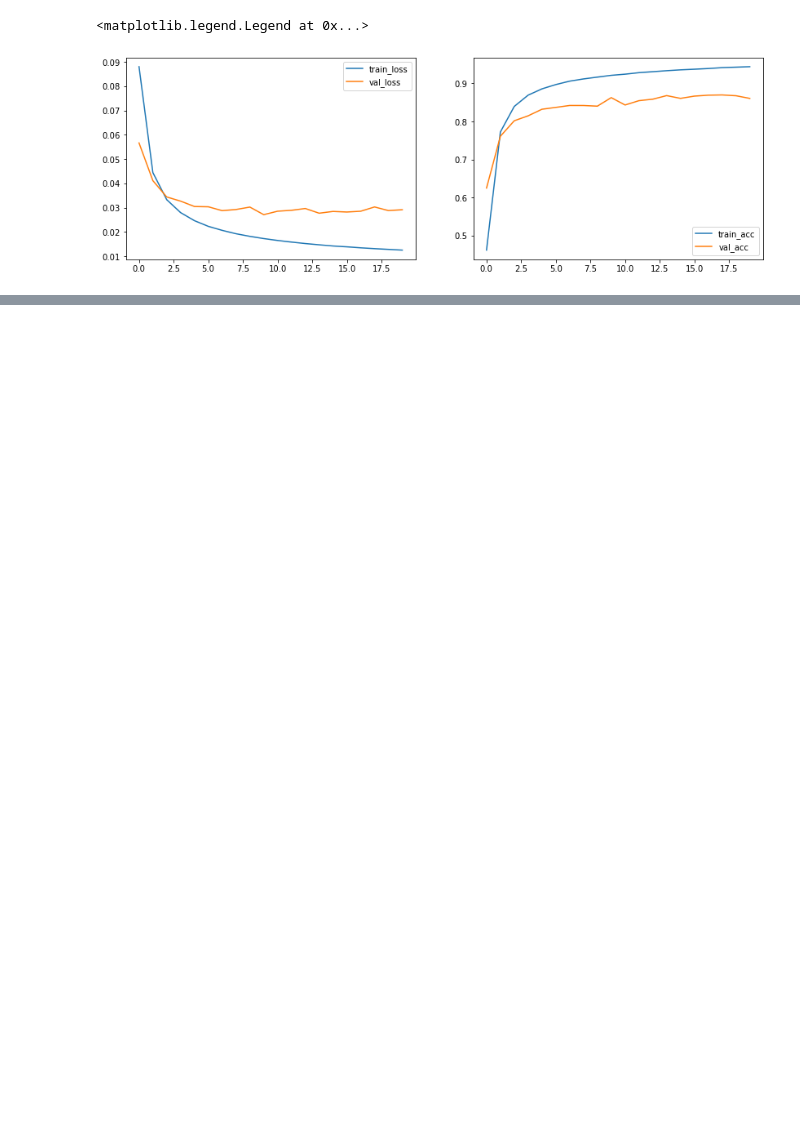
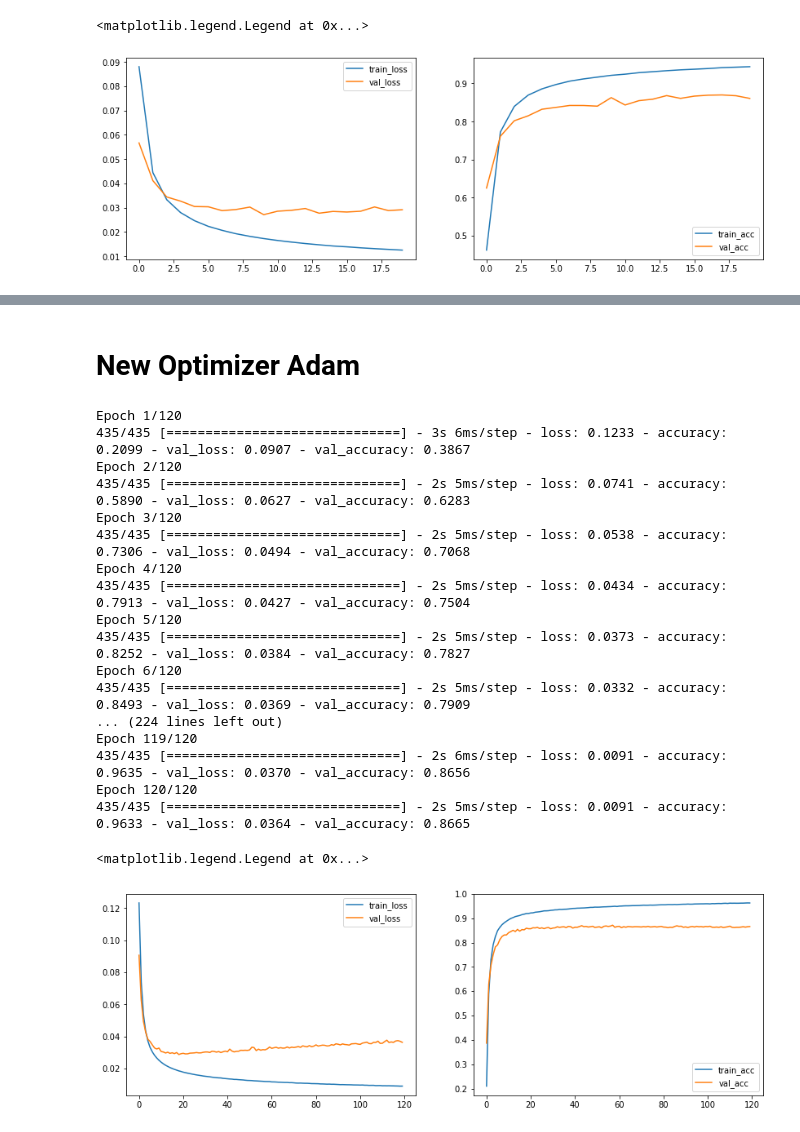
Before and after one commit to nmaaiken/neuro_modularbeit, a Jupyter notebook: 3_Layer_MLP.ipynb, the cells around one changed output, grey strips where cells are left out. Saved outputs shown, nothing was run; the diff lists cells and outputs as text; code cells hidden in the pictures; blank space fills up the shorter version.

```diff
--- a/3_Layer_MLP.ipynb
+++ b/3_Layer_MLP.ipynb
@@ -176,0 +281,55 @@ Epoch 20/20
+# %% [markdown]
+# New Optimizer Adam
+# %%
+# New Optimizer Adam
+
+# Definition Topologie des Netzes
+three_layer_mlp = Sequential()
+three_layer_mlp.add(Dense(86, activation ='relu', input_dim=1024))
+three_layer_mlp.add(Dense(43, activation='softmax'))
+
+#Lernprozess konfigurieren
+three_layer_mlp.compile(loss='binary_crossentropy',
+              optimizer='adam',
+              metrics=['accuracy'])
+
+# Modell trainieren
+three_layer_mlp_history = three_layer_mlp.fit(x_train_gray, y_train_gray,
+          epochs=120, #Anzahl Trainingsepochen
+          batch_size=200, #Batch-Size
+          verbose=1,
+          validation_data=(x_test_gray, y_test_gray)) #print Ausgabe des Trainingsverlaufes 0=nein 1=ja
+
+#plt.plot(dnn_no_dropout_history.history['accuracy'], label='train_acc')
+#plt.plot(dnn_no_dropout_history.history['val_accuracy'], label='val_acc')
+plt.figure(figsize=(14,10))
+
+plt.subplot(221)
+plt.plot(three_layer_mlp_history.history['loss'], label='train_loss')
+plt.plot(three_layer_mlp_history.history['val_loss'], label='val_loss')
+plt.legend(['train_loss', 'val_loss'])
+
+plt.subplot(222)
+plt.plot(three_layer_mlp_history.history['accuracy'], label='train_acc')
+plt.plot(three_layer_mlp_history.history['val_accuracy'], label='val_acc')
+plt.legend(['train_acc', 'val_acc'])
+# %% [output]
+Epoch 1/120
+435/435 [==============================] - 3s 6ms/step - loss: 0.1233 - accuracy: 0.2099 - val_loss: 0.0907 - val_accuracy: 0.3867
+Epoch 2/120
+435/435 [==============================] - 2s 5ms/step - loss: 0.0741 - accuracy: 0.5890 - val_loss: 0.0627 - val_accuracy: 0.6283
+Epoch 3/120
+435/435 [==============================] - 2s 5ms/step - loss: 0.0538 - accuracy: 0.7306 - val_loss: 0.0494 - val_accuracy: 0.7068
+Epoch 4/120
+435/435 [==============================] - 2s 5ms/step - loss: 0.0434 - accuracy: 0.7913 - val_loss: 0.0427 - val_accuracy: 0.7504
+Epoch 5/120
+435/435 [==============================] - 2s 5ms/step - loss: 0.0373 - accuracy: 0.8252 - val_loss: 0.0384 - val_accuracy: 0.7827
+Epoch 6/120
+435/435 [==============================] - 2s 5ms/step - loss: 0.0332 - accuracy: 0.8493 - val_loss: 0.0369 - val_accuracy: 0.7909
+... (224 lines left out)
+Epoch 119/120
+435/435 [==============================] - 2s 6ms/step - loss: 0.0091 - accuracy: 0.9635 - val_loss: 0.0370 - val_accuracy: 0.8656
+Epoch 120/120
+435/435 [==============================] - 2s 5ms/step - loss: 0.0091 - accuracy: 0.9633 - val_loss: 0.0364 - val_accuracy: 0.8665
+<matplotlib.legend.Legend at 0x...>
+[figure, added]
```
Also changed, not shown: parts of 4 cells of this notebook, 1 other file.
